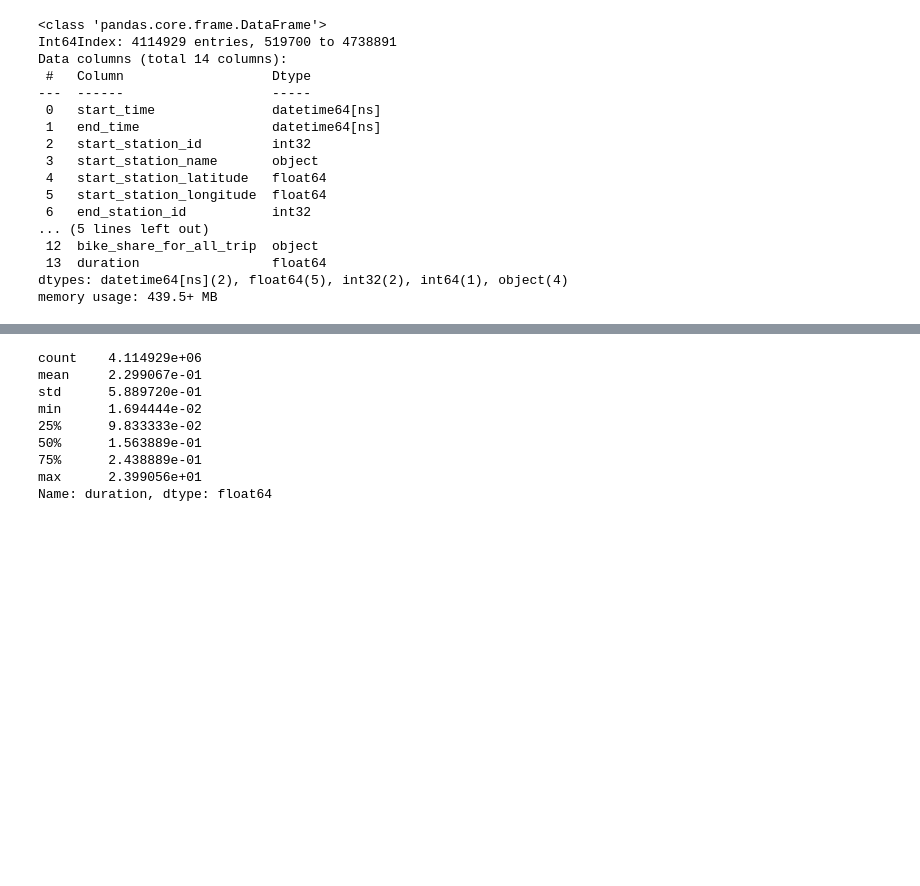
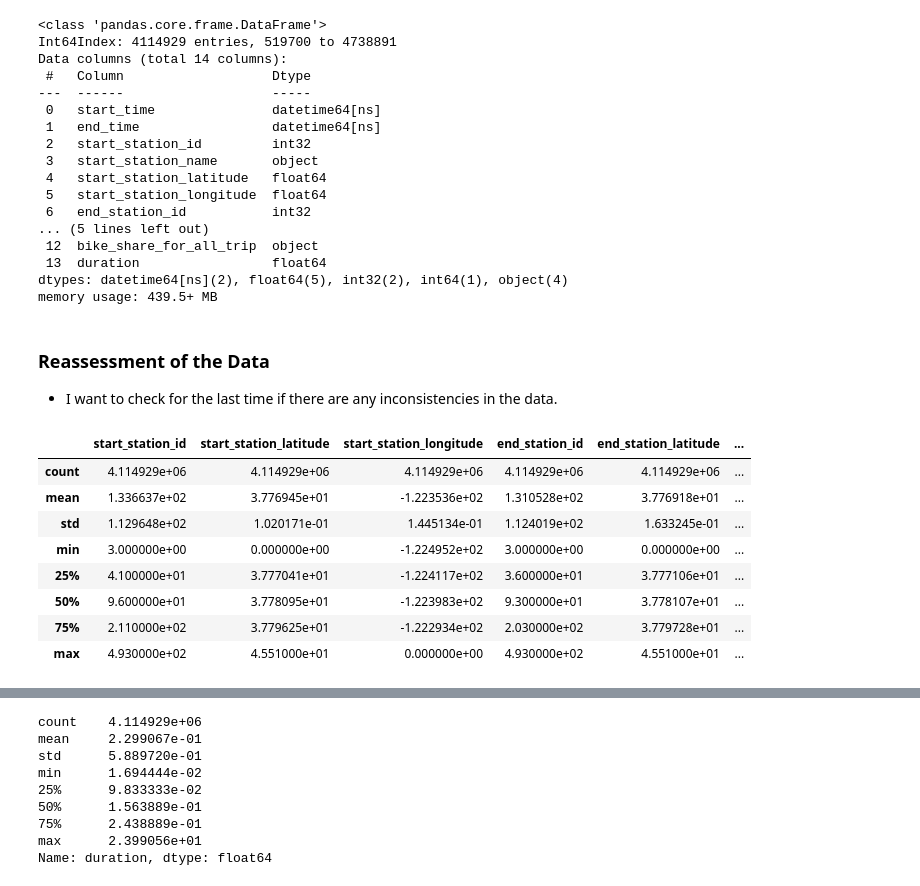
Before and after one commit to FarahAlthinayyan/Communicating_Data_Findings, a Jupyter notebook: exploration_template.ipynb, the cells around one changed output, grey strips where cells are left out. Drawn from its saved outputs; the diff is of its cells as text; code cells hidden in the pictures; blank space fills up the shorter version.

```diff
--- a/exploration_template.ipynb
+++ b/exploration_template.ipynb
@@ -365,3 +365,19 @@ Data columns (total 14 columns):
  13  duration                 float64
 dtypes: datetime64[ns](2), float64(5), int32(2), int64(1), object(4)
 memory usage: 439.5+ MB
+# %% [markdown]
+### Reassessment of the Data
+
+- I want to check for the last time if there are any inconsistencies in the data.
+# %%
+df_clean.describe()
+# %% [output]
+|  | start_station_id | start_station_latitude | start_station_longitude | end_station_id | end_station_latitude | ... |
+| count | 4.114929e+06 | 4.114929e+06 | 4.114929e+06 | 4.114929e+06 | 4.114929e+06 | ... |
+| mean | 1.336637e+02 | 3.776945e+01 | -1.223536e+02 | 1.310528e+02 | 3.776918e+01 | ... |
+| std | 1.129648e+02 | 1.020171e-01 | 1.445134e-01 | 1.124019e+02 | 1.633245e-01 | ... |
+| min | 3.000000e+00 | 0.000000e+00 | -1.224952e+02 | 3.000000e+00 | 0.000000e+00 | ... |
+| 25% | 4.100000e+01 | 3.777041e+01 | -1.224117e+02 | 3.600000e+01 | 3.777106e+01 | ... |
+| 50% | 9.600000e+01 | 3.778095e+01 | -1.223983e+02 | 9.300000e+01 | 3.778107e+01 | ... |
+| 75% | 2.110000e+02 | 3.779625e+01 | -1.222934e+02 | 2.030000e+02 | 3.779728e+01 | ... |
+| max | 4.930000e+02 | 4.551000e+01 | 0.000000e+00 | 4.930000e+02 | 4.551000e+01 | ... |
```
Also changed, not shown: parts of 12 cells of this notebook.
